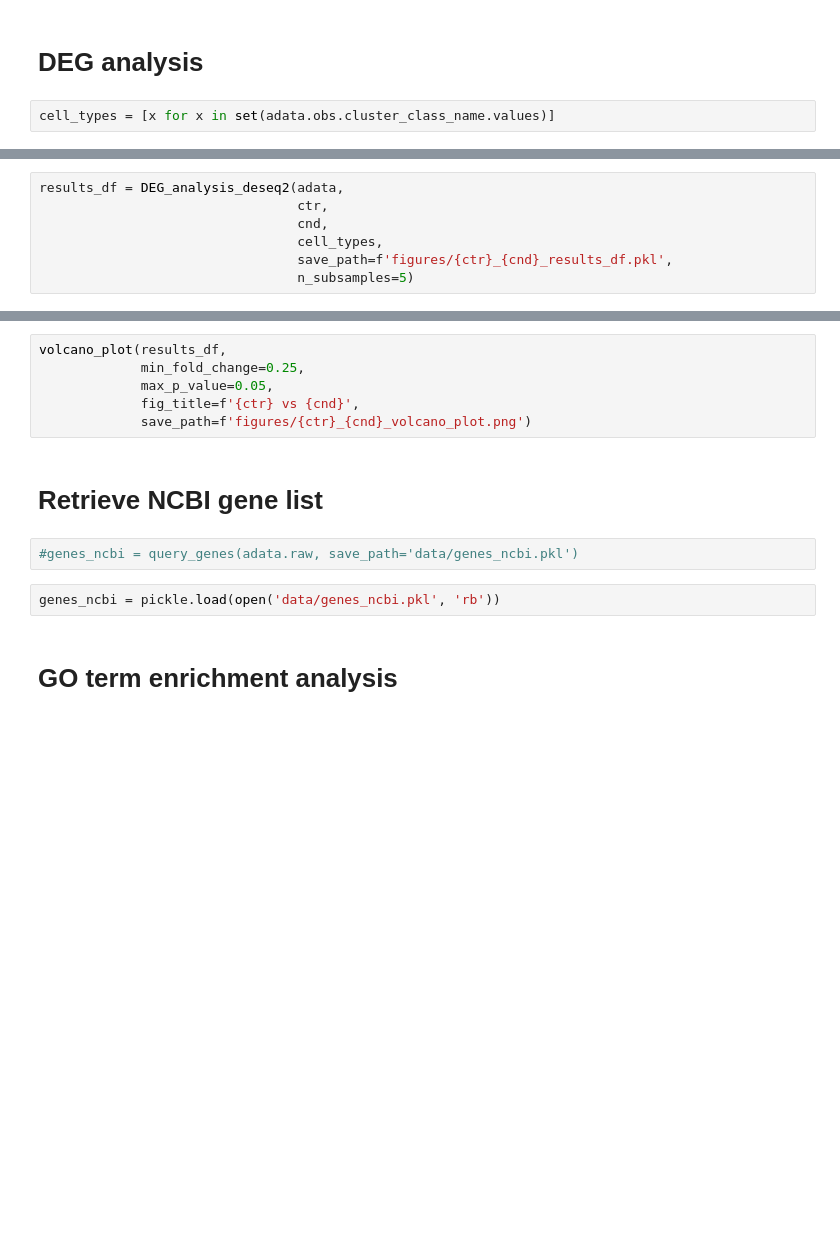
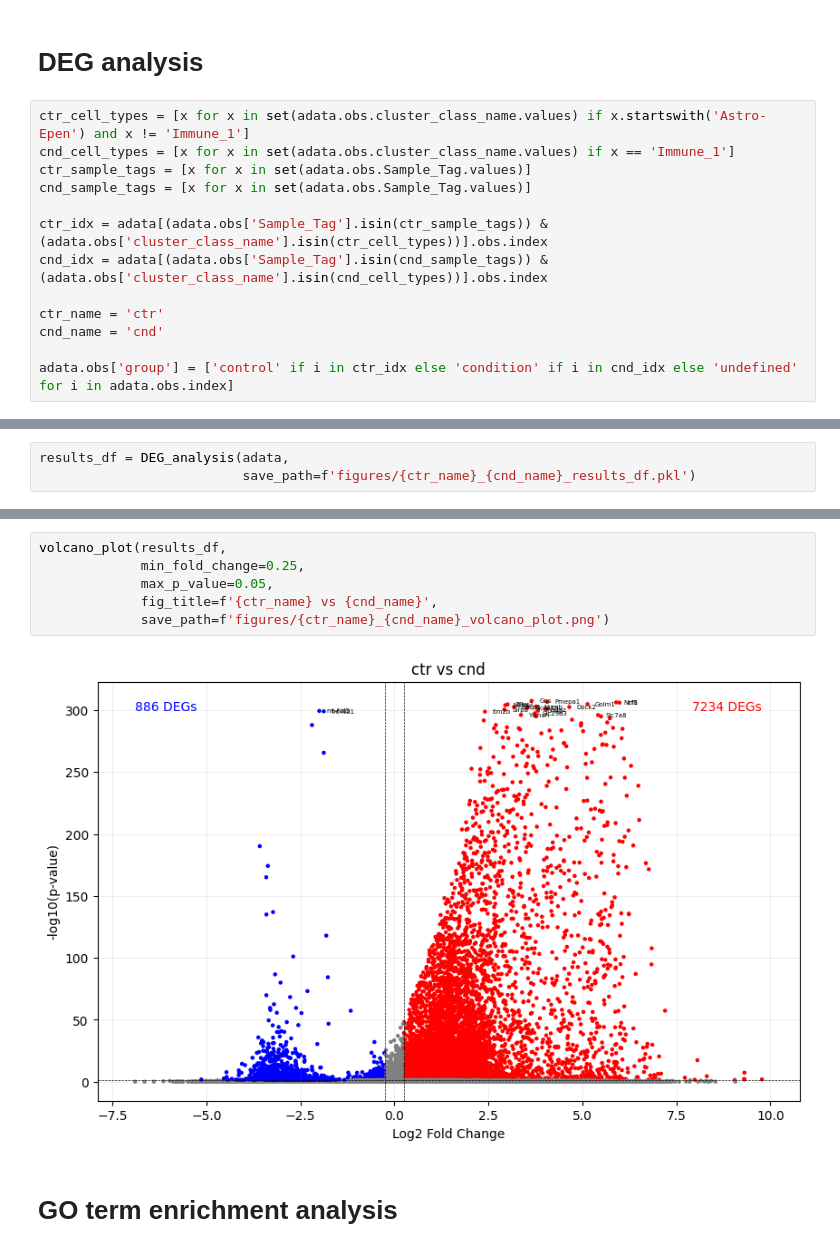
Before and after one commit to Xavier919/scRNAseq_analysis, a Jupyter notebook: sc_pipeline_.ipynb, the cells around one changed output, grey strips where cells are left out. Saved outputs shown, nothing was run; the diff lists cells and outputs as text; blank space fills up the shorter version.

```diff
--- a/sc_pipeline_.ipynb
+++ b/sc_pipeline_.ipynb
@@ -150,4 +225,15 @@ create_ditto_plot(adata, ['Undetermined'], class_level=class_level, cluster_type
 # %% [markdown]
 # DEG analysis
 # %%
-cell_types = [x for x in set(adata.obs.cluster_class_name.values)]
+ctr_cell_types = [x for x in set(adata.obs.cluster_class_name.values) if x.startswith('Astro-Epen') and x != 'Immune_1']
+cnd_cell_types = [x for x in set(adata.obs.cluster_class_name.values) if x == 'Immune_1']
+ctr_sample_tags = [x for x in set(adata.obs.Sample_Tag.values)]
+cnd_sample_tags = [x for x in set(adata.obs.Sample_Tag.values)]
+
+ctr_idx = adata[(adata.obs['Sample_Tag'].isin(ctr_sample_tags)) & (adata.obs['cluster_class_name'].isin(ctr_cell_types))].obs.index
+cnd_idx = adata[(adata.obs['Sample_Tag'].isin(cnd_sample_tags)) & (adata.obs['cluster_class_name'].isin(cnd_cell_types))].obs.index
+
+ctr_name = 'ctr'
+cnd_name = 'cnd'
+
+adata.obs['group'] = ['control' if i in ctr_idx else 'condition' if i in cnd_idx else 'undefined' for i in adata.obs.index]
@@ -170,7 +246,3 @@ cell_types = ['Astro-Epen_1']
 # %%
-results_df = DEG_analysis_deseq2(adata,
-                                 ctr,
-                                 cnd,
-                                 cell_types,
-                                 save_path=f'figures/{ctr}_{cnd}_results_df.pkl',
-                                 n_subsamples=5)
+results_df = DEG_analysis(adata,
+                          save_path=f'figures/{ctr_name}_{cnd_name}_results_df.pkl')
@@ -177,15 +251,11 @@ results_df = DEG_analysis_deseq2(adata,
 # %%
 volcano_plot(results_df,
              min_fold_change=0.25,
              max_p_value=0.05,
-             fig_title=f'{ctr} vs {cnd}',
-             save_path=f'figures/{ctr}_{cnd}_volcano_plot.png')
+             fig_title=f'{ctr_name} vs {cnd_name}',
+             save_path=f'figures/{ctr_name}_{cnd_name}_volcano_plot.png')
+# %% [output]
+[figure, added]
-# %% [markdown]
-# Retrieve NCBI gene list
-# %%
-#genes_ncbi = query_genes(adata.raw, save_path='data/genes_ncbi.pkl')
-# %%
-genes_ncbi = pickle.load(open('data/genes_ncbi.pkl', 'rb'))
 # %% [markdown]
 # GO term enrichment analysis
 # %%
```
Also changed, not shown: parts of 38 cells of this notebook.
